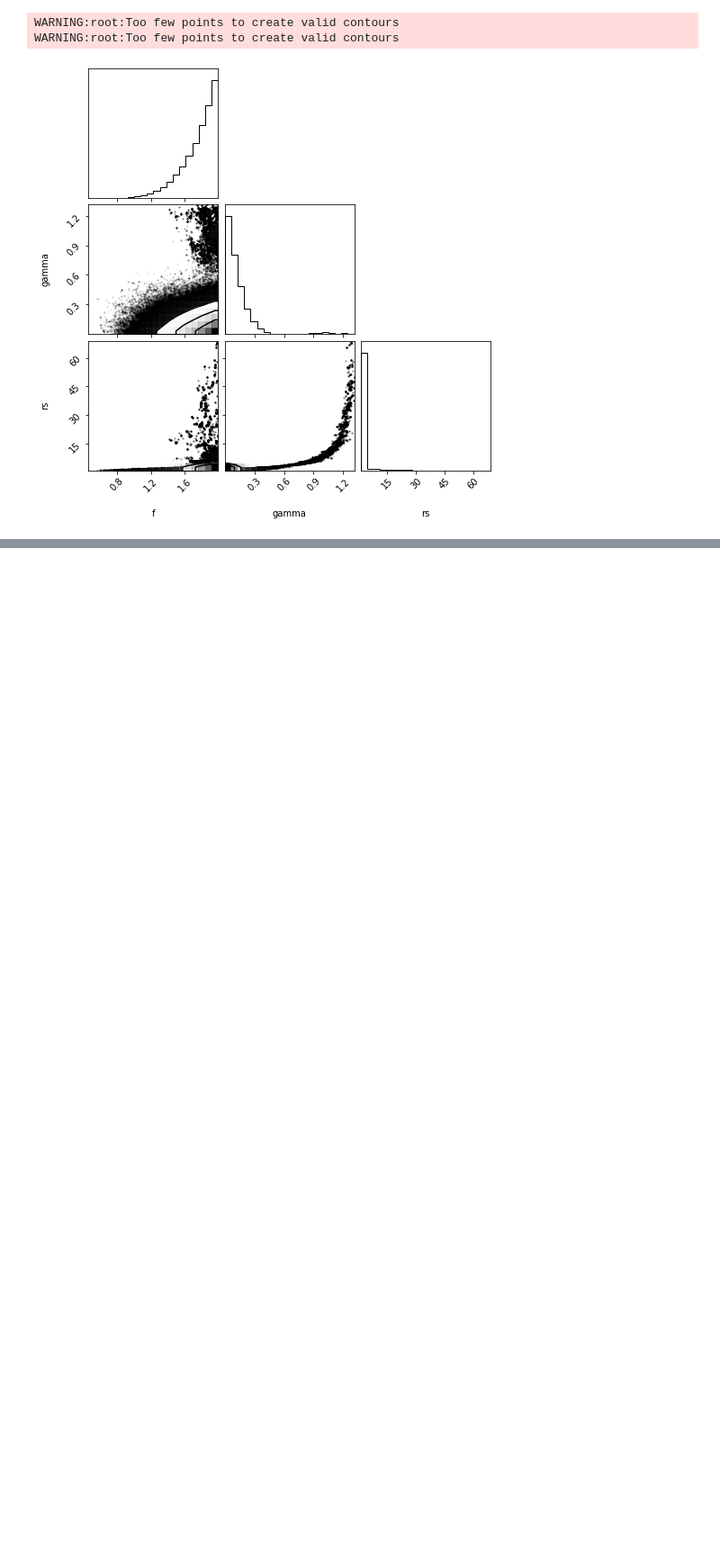
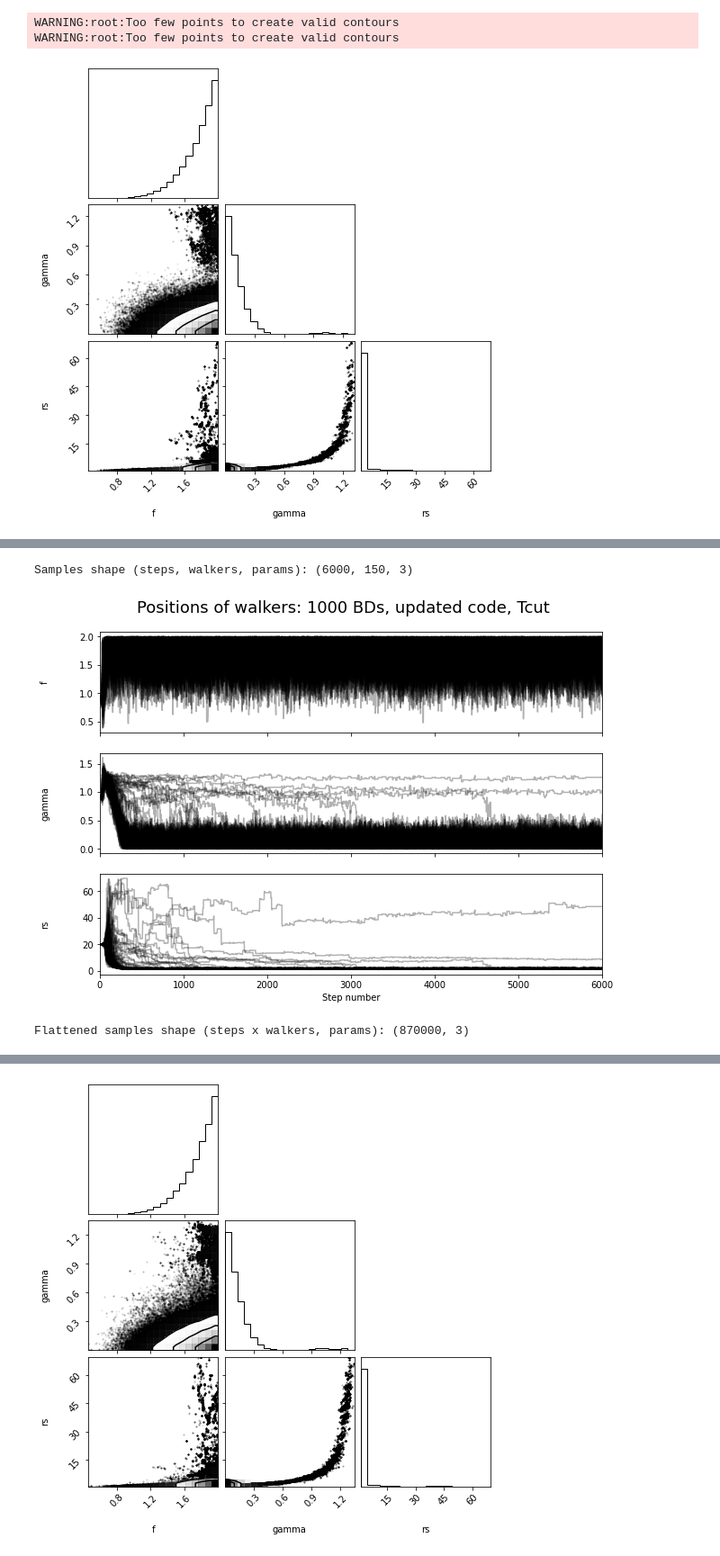
Before and after one commit to SvPoder/exoplanets, a Jupyter notebook: jupyter-notebook/display_emcee_walkers.ipynb, the cells around one changed output, grey strips where cells are left out. Shown at 90% size. Saved outputs shown, nothing was run; the diff lists cells and outputs as text; code cells hidden in the pictures; blank space fills up the shorter version.

```diff
--- a/jupyter-notebook/display_emcee_walkers.ipynb
+++ b/jupyter-notebook/display_emcee_walkers.ipynb
@@ -74,0 +98,9 @@ WARNING:root:Too few points to create valid contours
+# %%
+# Likelihood with added pi term
+filename = "/home/sven/repos/exoplanets/walkers_Tcut_N1000_sigma0.2_f1.0gamma1.2rs20.0v1.h5"
+label_kwrgs = "1000 BDs, updated code, Tcut"
+display_emcee_results(filename, label_kwrgs)
+# %% [output]
+Samples shape (steps, walkers, params): (6000, 150, 3)
+[figure, added]
+Flattened samples shape (steps x walkers, params): (870000, 3)
@@ -74,0 +109 @@ WARNING:root:Too few points to create valid contours
+[figure, added]
```
Also changed, not shown: parts of 4 cells of this notebook, 5 other files.
